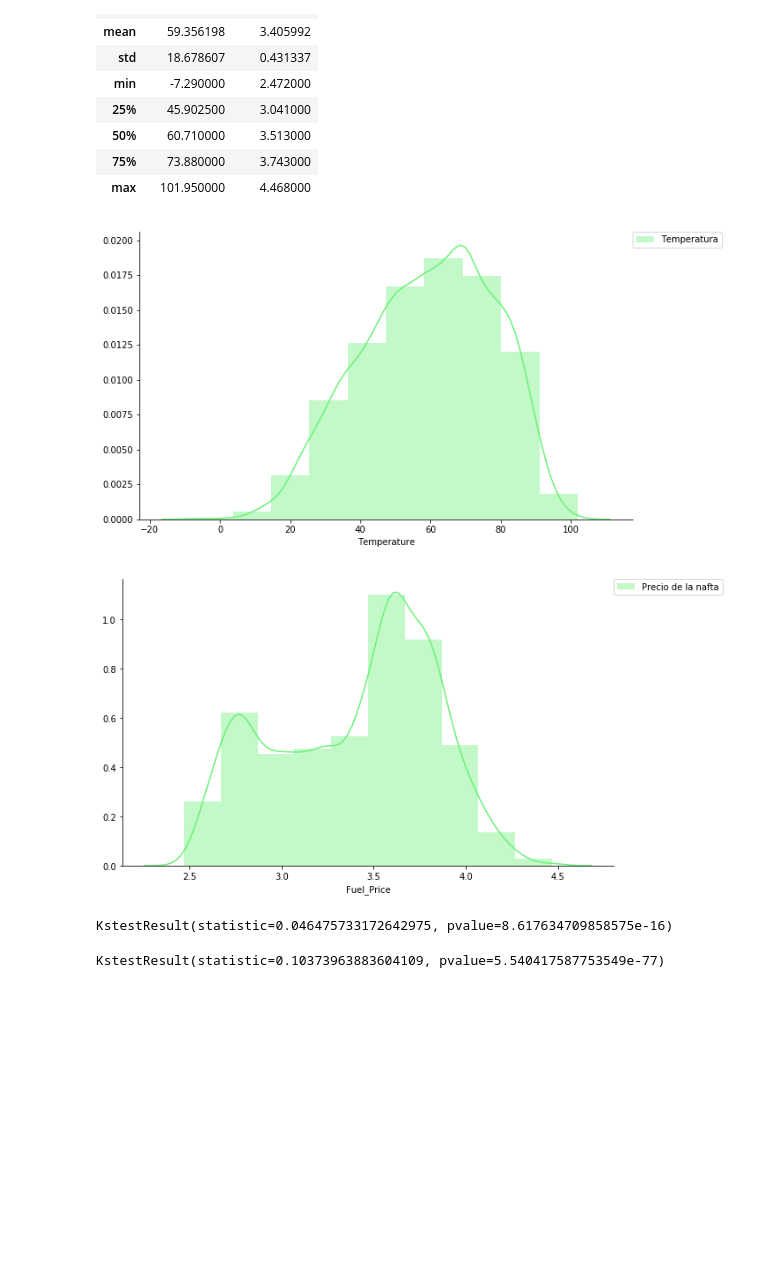
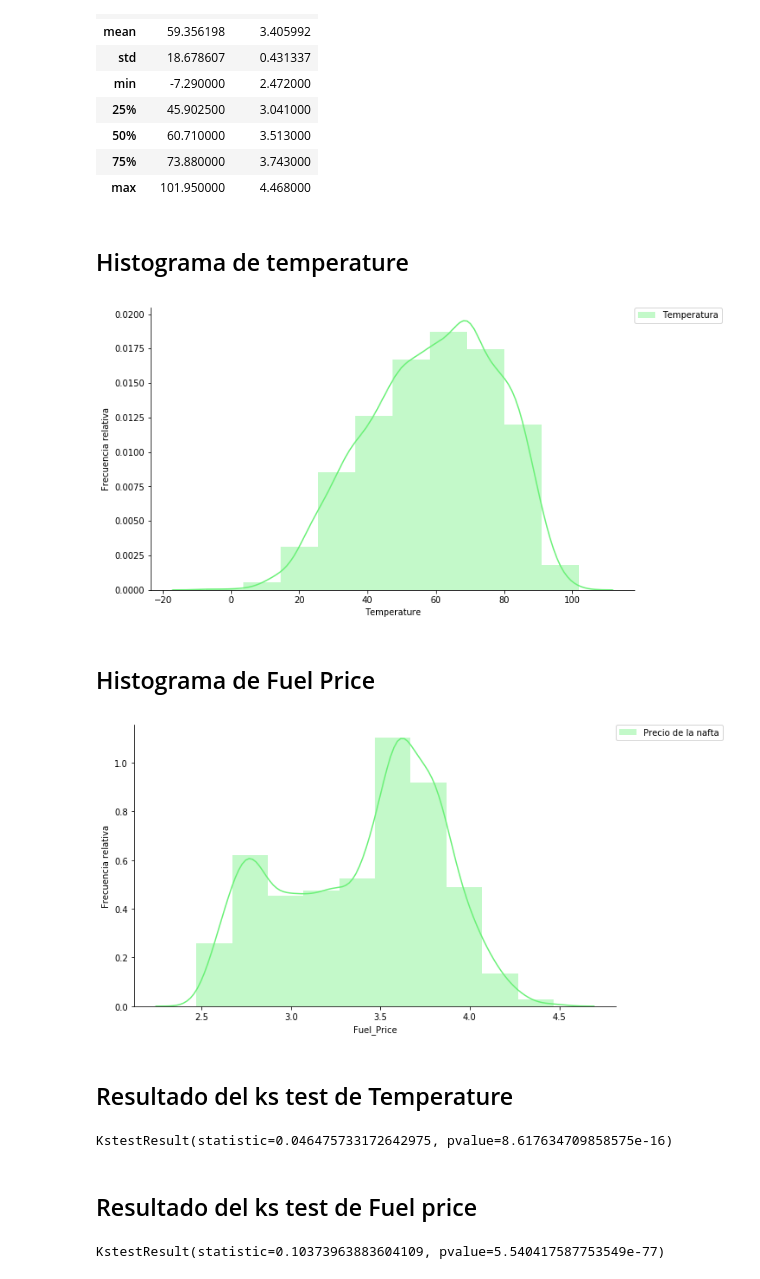
Before and after one commit to dbourdin/diplodatos-mentorias, a Jupyter notebook: analisis-y-visualizacion/retail_data_analytics.ipynb, the cells around one changed output. Saved outputs shown, nothing was run; the diff lists cells and outputs as text; code cells hidden in the pictures; blank space fills up the shorter version.

```diff
--- a/analisis-y-visualizacion/retail_data_analytics.ipynb
+++ b/analisis-y-visualizacion/retail_data_analytics.ipynb
@@ -433,20 +445,26 @@ features[['Temperature','Fuel_Price']].describe()
 import seaborn
 import matplotlib.pyplot as plt
 from scipy import stats
+# %% [markdown]
+## Histograma de temperature
 # %%
 plt.figure(figsize=(10,6))
 seaborn.distplot(features['Temperature'].dropna(), bins=10, color='#6BF178', label='Temperatura')
 plt.legend(bbox_to_anchor=(1, 1), loc=2, borderaxespad=0.)
+plt.ylabel('Frecuencia relativa')
 seaborn.despine()
 # %% [output]
-[figure, old version]
+[figure, new version]
+# %% [markdown]
+## Histograma de Fuel Price
 # %%
 plt.figure(figsize=(10,6))
 seaborn.distplot(features['Fuel_Price'].dropna(), bins=10, color='#6BF178', label='Precio de la nafta')
 plt.legend(bbox_to_anchor=(1, 1), loc=2, borderaxespad=0.)
+plt.ylabel('Frecuencia relativa')
 seaborn.despine()
 # %% [output]
-[figure, old version]
+[figure, new version]
 # %%
 def get_normalized_variable(dataset, variable):
     """
@@ -454,11 +472,15 @@ def get_normalized_variable(dataset, variable):
     """
     mean, std = stats.norm.fit(dataset[variable].dropna())
     return (dataset[variable].dropna() - mean) / std
+# %% [markdown]
+## Resultado del ks test de Temperature
 # %%
 # Calculamos ks test de temperatura
 stats.kstest(get_normalized_variable(features, 'Temperature'), 'norm')
 # %% [output]
 KstestResult(statistic=0.046475733172642975, pvalue=8.617634709858575e-16)
+# %% [markdown]
+## Resultado del ks test de Fuel price
 # %%
 # Calculamos ks test de Fuel price
 stats.kstest(get_normalized_variable(features, 'Fuel_Price'), 'norm')
```
Also changed, not shown: parts of 51 cells of this notebook.
